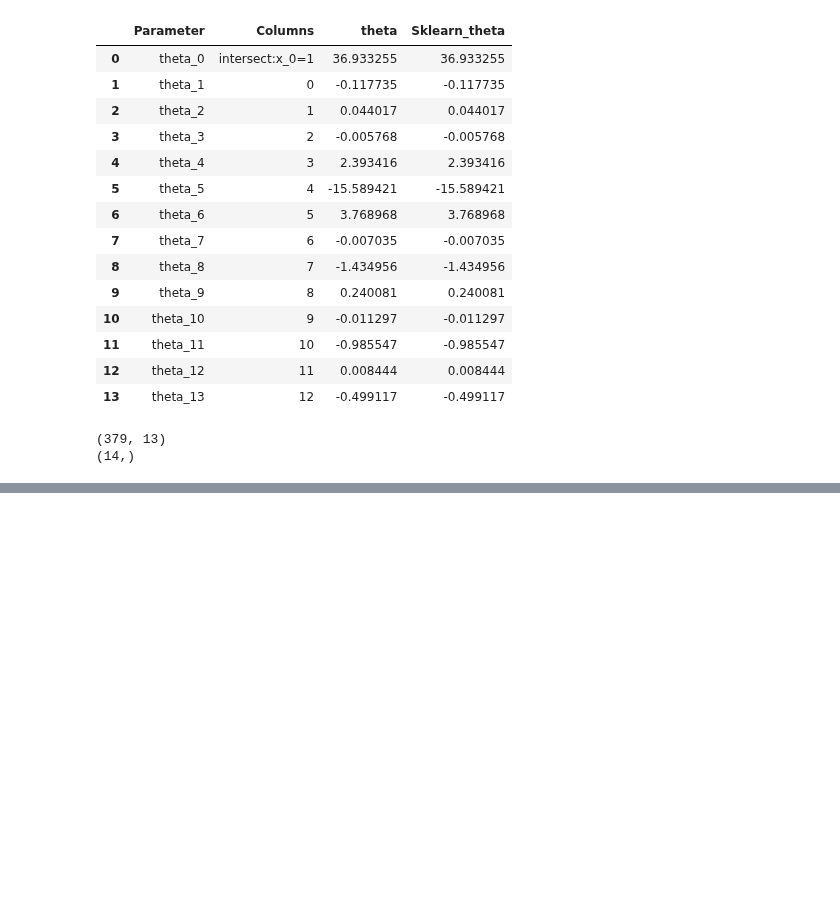
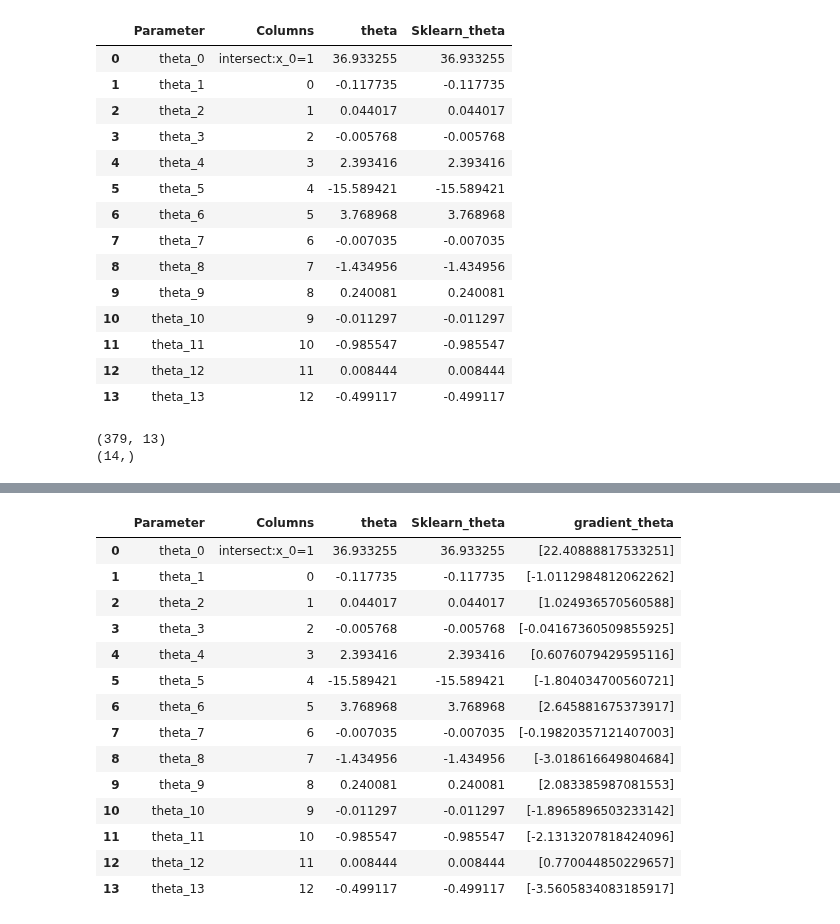
Before and after one commit to BhargavPalaketi/MachineLearning, a Jupyter notebook: housePricePredwithoutSKlearnmodel.ipynb, the cells around one changed output, grey strips where cells are left out. Saved outputs shown, nothing was run; the diff lists cells and outputs as text; code cells hidden in the pictures; blank space fills up the shorter version.

```diff
--- a/housePricePredwithoutSKlearnmodel.ipynb
+++ b/housePricePredwithoutSKlearnmodel.ipynb
@@ -197,0 +310,21 @@ R square obtain for normal equation method is : 0.6354638433202288
+# %%
+#Parameter
+gd_theta = list(theta_g_cal)
+parameter_df = parameter_df.join(pd.Series(gd_theta, name='gradient_theta'))
+parameter_df
+# %% [output]
+|  | Parameter | Columns | theta | Sklearn_theta | gradient_theta |
+| 0 | theta_0 | intersect:x_0=1 | 36.933255 | 36.933255 | [22.40888817533251] |
+| 1 | theta_1 | 0 | -0.117735 | -0.117735 | [-1.0112984812062262] |
+| 2 | theta_2 | 1 | 0.044017 | 0.044017 | [1.024936570560588] |
+| 3 | theta_3 | 2 | -0.005768 | -0.005768 | [-0.04167360509855925] |
+| 4 | theta_4 | 3 | 2.393416 | 2.393416 | [0.6076079429595116] |
+| 5 | theta_5 | 4 | -15.589421 | -15.589421 | [-1.804034700560721] |
+| 6 | theta_6 | 5 | 3.768968 | 3.768968 | [2.645881675373917] |
+| 7 | theta_7 | 6 | -0.007035 | -0.007035 | [-0.19820357121407003] |
+| 8 | theta_8 | 7 | -1.434956 | -1.434956 | [-3.018616649804684] |
+| 9 | theta_9 | 8 | 0.240081 | 0.240081 | [2.083385987081553] |
+| 10 | theta_10 | 9 | -0.011297 | -0.011297 | [-1.8965896503233142] |
+| 11 | theta_11 | 10 | -0.985547 | -0.985547 | [-2.1313207818424096] |
+| 12 | theta_12 | 11 | 0.008444 | 0.008444 | [0.770044850229657] |
+| 13 | theta_13 | 12 | -0.499117 | -0.499117 | [-3.5605834083185917] |
```
Also changed, not shown: parts of 26 cells of this notebook.
